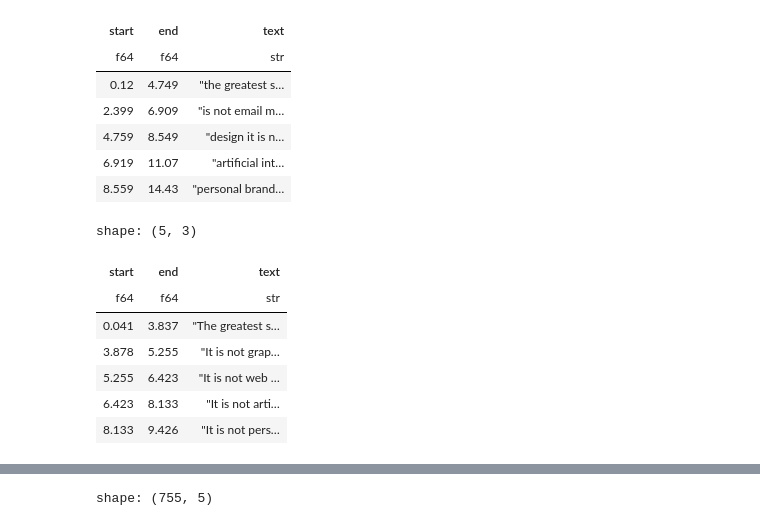
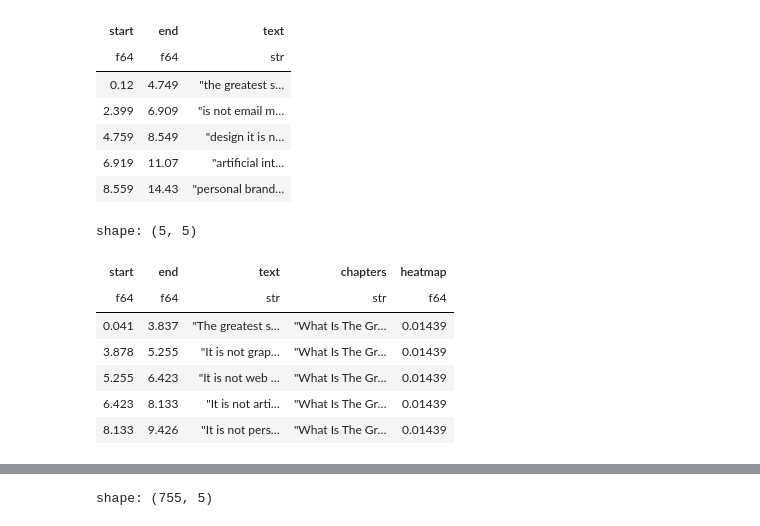
Before and after one commit to leoschet/ronin, a Jupyter notebook: tidder/notebooks/process_youtube_subtitles.ipynb, the cells around one changed output, grey strips where cells are left out. Saved outputs shown, nothing was run; the diff lists cells and outputs as text; code cells hidden in the pictures.

```diff
--- a/tidder/notebooks/process_youtube_subtitles.ipynb
+++ b/tidder/notebooks/process_youtube_subtitles.ipynb
@@ -74,15 +72,15 @@ shape: (5, 3)
 | 6.919 | 11.07 | "artificial int… |
 | 8.559 | 14.43 | "personal brand… |
 # %%
-captions = Captions.from_file(SAMPLE_EN_US_SUBTITLE_FILE)
+video = Video.from_files(SAMPLE_VIDEO_INFO_FILE, captions_file=SAMPLE_EN_US_SUBTITLE_FILE)
 
-captions.df.head()
+video.captions.df.head()
 # %% [output]
-shape: (5, 3)
+shape: (5, 5)
-| start | end | text |
-| f64 | f64 | str |
-| 0.041 | 3.837 | "The greatest s… |
-| 3.878 | 5.255 | "It is not grap… |
-| 5.255 | 6.423 | "It is not web … |
-| 6.423 | 8.133 | "It is not arti… |
-| 8.133 | 9.426 | "It is not pers… |
+| start | end | text | chapters | heatmap |
+| f64 | f64 | str | str | f64 |
+| 0.041 | 3.837 | "The greatest s… | "What Is The Gr… | 0.01439 |
+| 3.878 | 5.255 | "It is not grap… | "What Is The Gr… | 0.01439 |
+| 5.255 | 6.423 | "It is not web … | "What Is The Gr… | 0.01439 |
+| 6.423 | 8.133 | "It is not arti… | "What Is The Gr… | 0.01439 |
+| 8.133 | 9.426 | "It is not pers… | "What Is The Gr… | 0.01439 |
```
Also changed, not shown: parts of 5 cells of this notebook.
